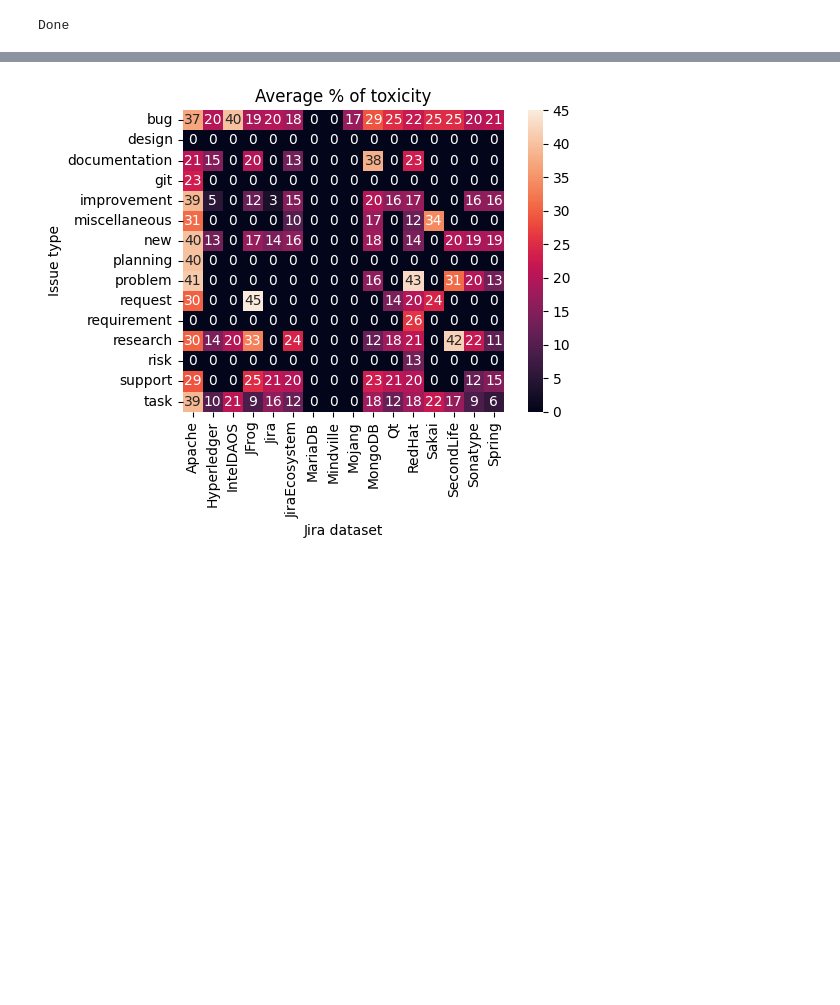
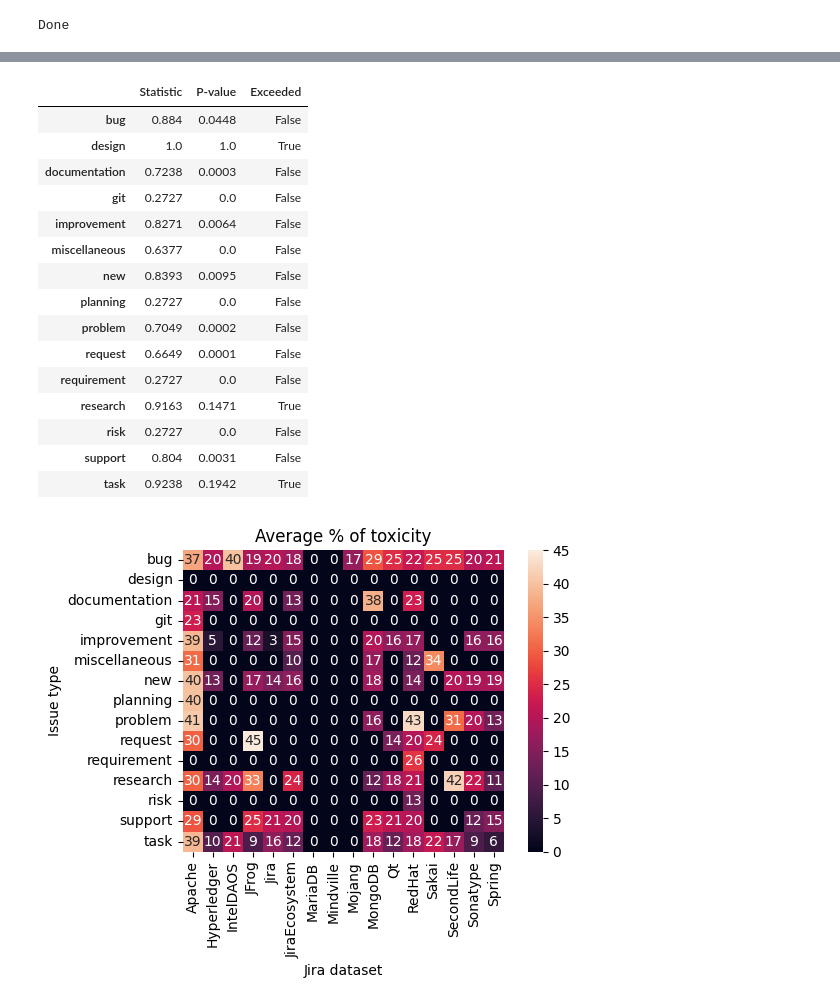
Before and after one commit to Pireax/2imp40, a Jupyter notebook: RQ2.ipynb, the cells around one changed output, grey strips where cells are left out. Cells and saved outputs as stored; diff of their text form; code cells hidden in the pictures; blank space fills up the shorter version.

```diff
--- a/RQ2.ipynb
+++ b/RQ2.ipynb
@@ -306,6 +337,37 @@ def draw_heatmap(data, title, xlabel, ylabel, fmt='d'):
     plt.savefig('heatmap.svg')
     plt.show()
     pass
+# %%
+def normality_test(decimals = 4):
+    df = df_div.sort_index(axis=0).sort_index(axis=1)
+    threshold = 0.05
+    results = []
+    for column in df.columns:
+        test = stats.shapiro(df.loc[:,column])
+        results.append([column, round(test.statistic, decimals), round(test.pvalue, decimals), test.pvalue > threshold])
+
+    results = np.array(results)
+    # Use first column as index, rest as the data.
+    return pd.DataFrame(results[:,1:], columns=["Statistic", "P-value", "Exceeded"], index=results[:,0])
+# %%
+display(normality_test())
+# %% [output]
+|  | Statistic | P-value | Exceeded |
+| bug | 0.884 | 0.0448 | False |
+| design | 1.0 | 1.0 | True |
+| documentation | 0.7238 | 0.0003 | False |
+| git | 0.2727 | 0.0 | False |
+| improvement | 0.8271 | 0.0064 | False |
+| miscellaneous | 0.6377 | 0.0 | False |
+| new | 0.8393 | 0.0095 | False |
+| planning | 0.2727 | 0.0 | False |
+| problem | 0.7049 | 0.0002 | False |
+| request | 0.6649 | 0.0001 | False |
+| requirement | 0.2727 | 0.0 | False |
+| research | 0.9163 | 0.1471 | True |
+| risk | 0.2727 | 0.0 | False |
+| support | 0.804 | 0.0031 | False |
+| task | 0.9238 | 0.1942 | True |
 # %%
 draw_heatmap(df_div.multiply(100).astype(int).sort_index(axis=0).sort_index(axis=1).T, 'Average % of toxicity', 'Jira dataset', 'Issue type')
 # %% [output]
```
Also changed, not shown: parts of 7 cells of this notebook, 1 other file.
